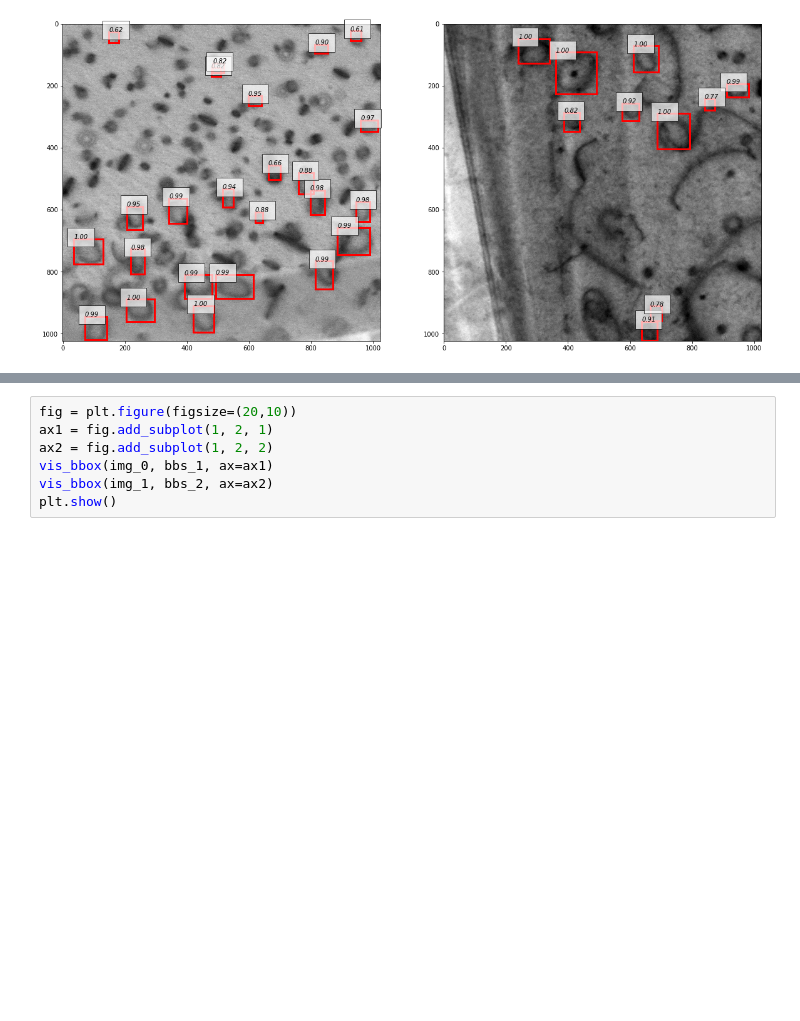
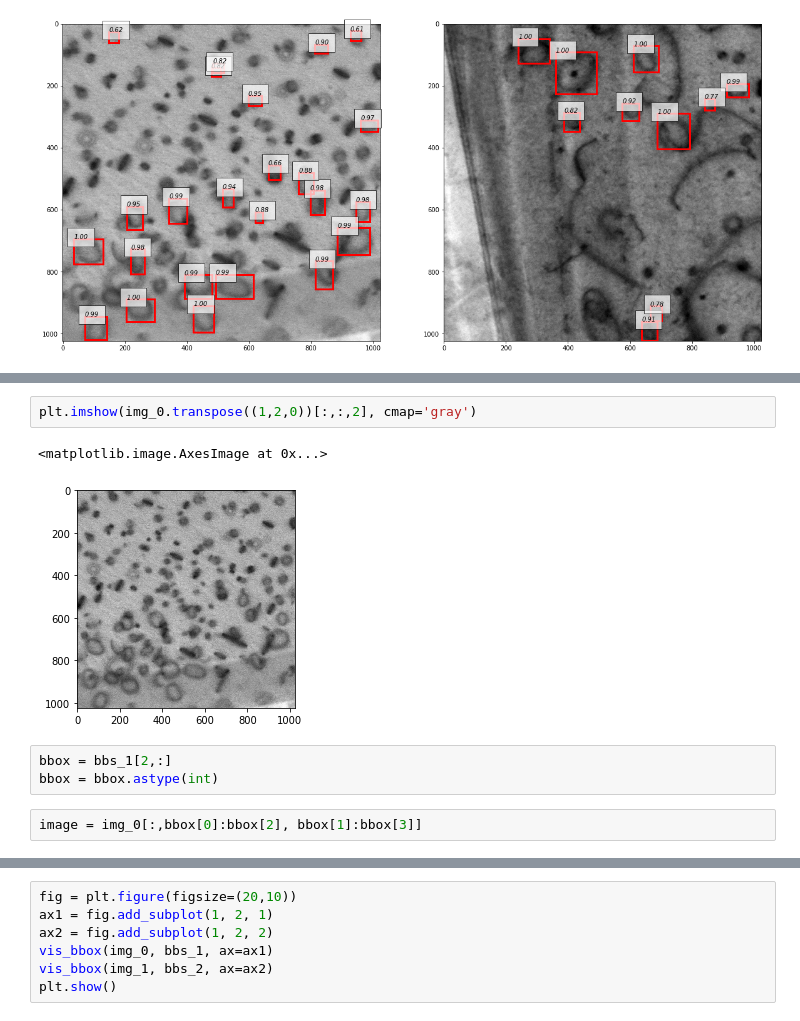
Before and after one commit to uw-cmg/Defect-Detection, a Jupyter notebook: Defect detection debug.ipynb, the cells around one changed output, grey strips where cells are left out. Saved outputs shown, nothing was run; the diff lists cells and outputs as text; blank space fills up the shorter version.

```diff
--- a/Defect detection debug.ipynb
+++ b/Defect detection debug.ipynb
@@ -160,0 +179,10 @@ plt.show()
+# %%
+plt.imshow(img_0.transpose((1,2,0))[:,:,2], cmap='gray')
+# %% [output]
+<matplotlib.image.AxesImage at 0x...>
+[figure, added]
+# %%
+bbox = bbs_1[2,:]
+bbox = bbox.astype(int)
+# %%
+image = img_0[:,bbox[0]:bbox[2], bbox[1]:bbox[3]]
```
Also changed, not shown: parts of 9 cells of this notebook, 2 other files.
